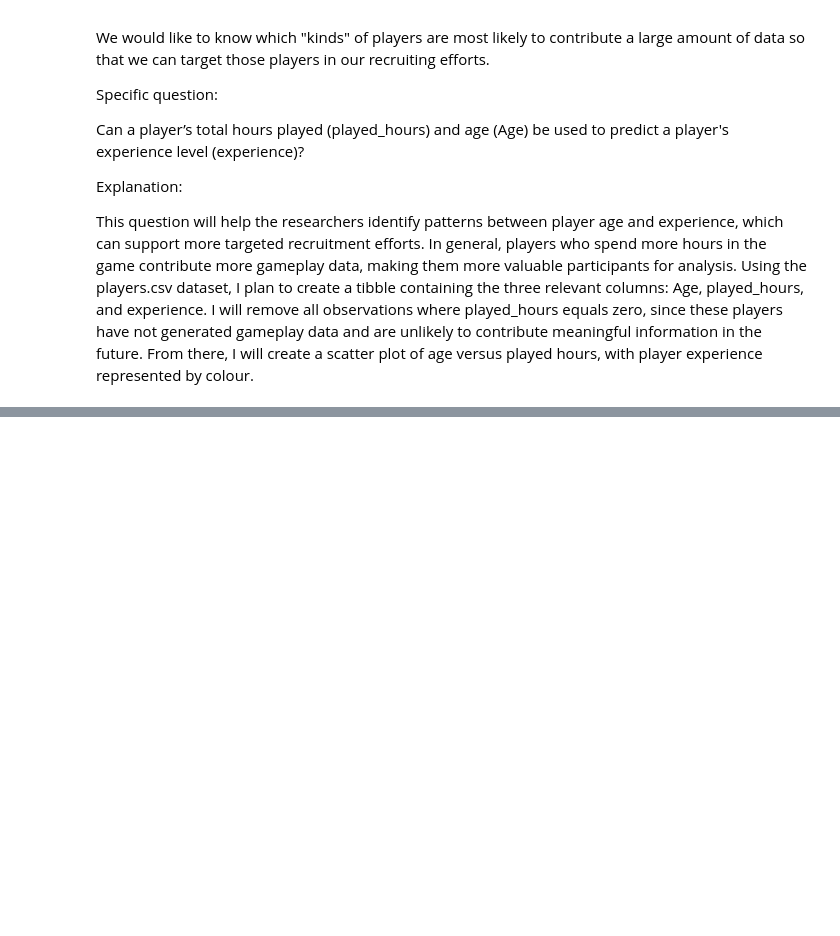
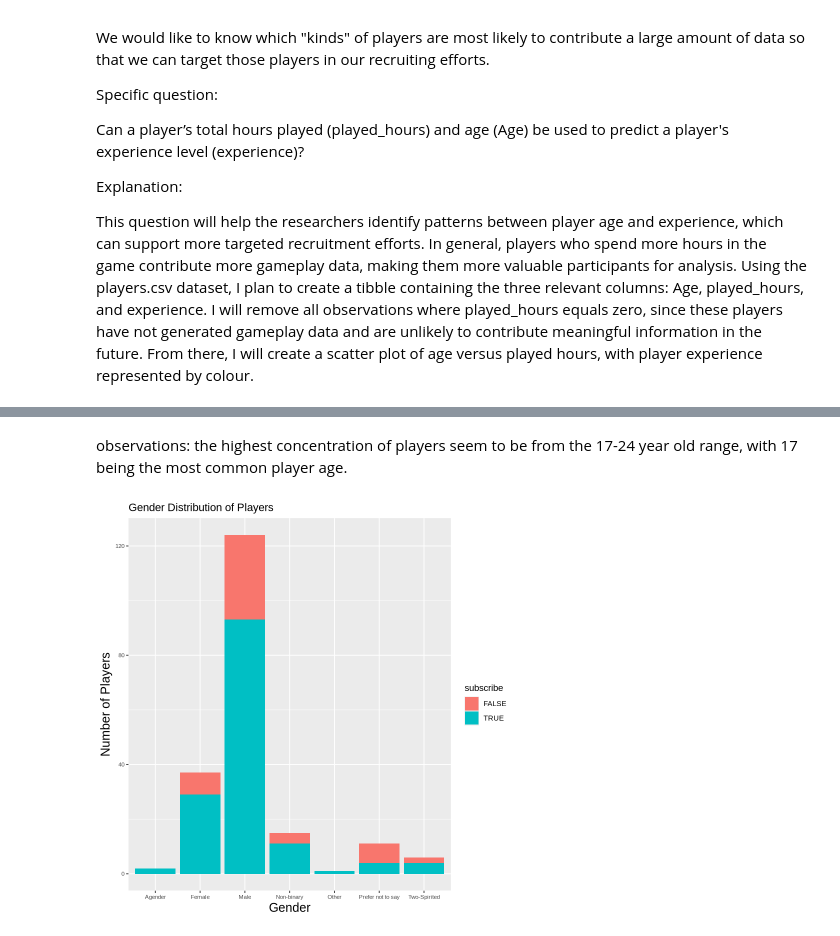
Before and after one commit to jonahblizzard5058-coder/Jonah-Cheung-DSCI-100-Project, a Jupyter notebook: Jonah_Cheung_DSCI100_Project_Individual_Portion.ipynb, the cells around one changed output, grey strips where cells are left out. Cells and saved outputs as stored; diff of their text form; code cells hidden in the pictures; blank space fills up the shorter version.

```diff
--- a/Jonah_Cheung_DSCI100_Project_Individual_Portion.ipynb
+++ b/Jonah_Cheung_DSCI100_Project_Individual_Portion.ipynb
@@ -124,0 +161,12 @@ This question will help the researchers identify patterns between player age and
+# %% [markdown]
+observations: the highest concentration of players seem to be from the 17-24 year old range, with 17 being the most common player age.
+# %%
+#Bargraph to observe the gender and subscription distribution of the data
+players_gender_bar<-ggplot(players, aes(x = gender, fill = subscribe)) +
+    geom_bar() +
+    labs(title = "Gender Distribution of Players", x = "Gender", y = "Number of Players") +
+    theme(axis.title = element_text(size = 15),
+         axis.text = element_text(size = 7))
+players_gender_bar
+# %% [output]
+[figure, added]
```
Also changed, not shown: parts of 11 cells of this notebook.
